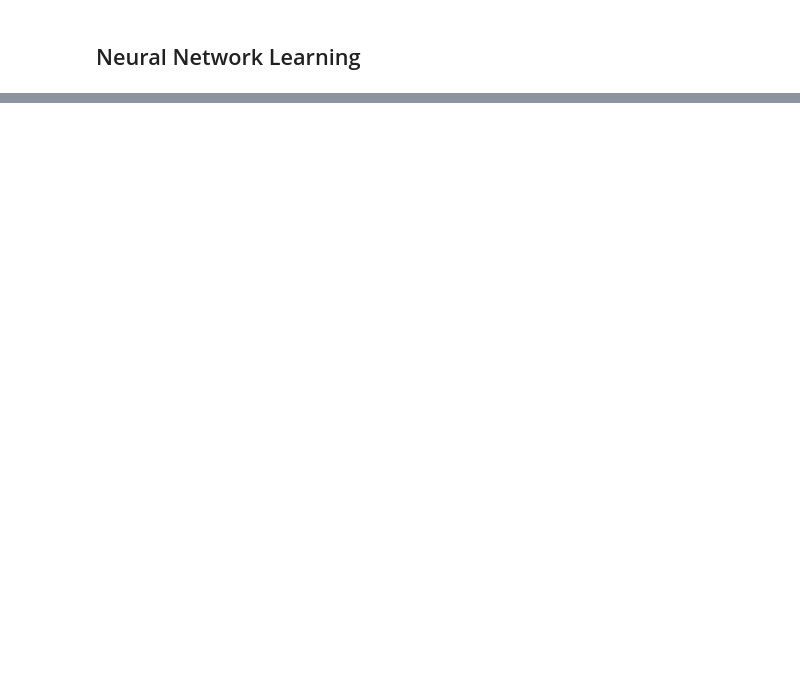
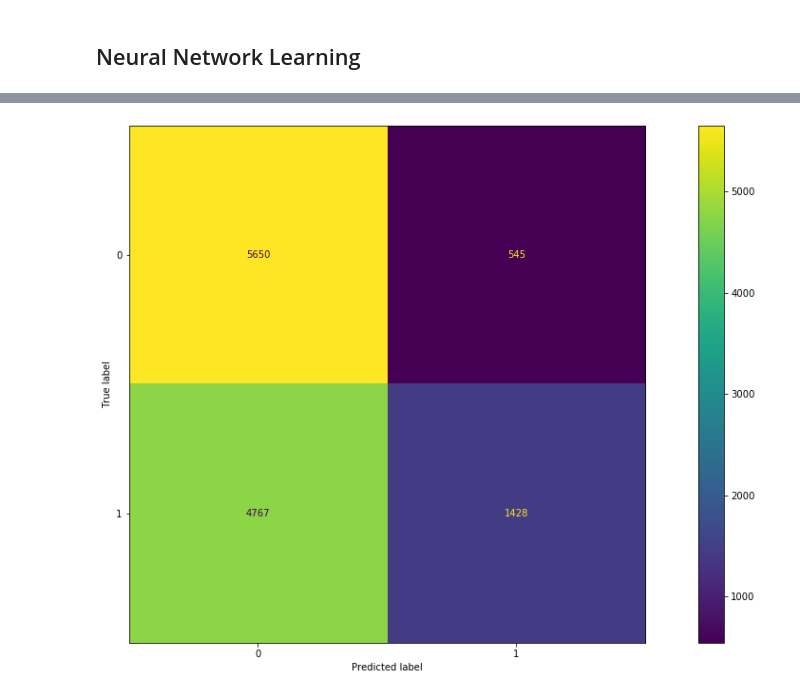
Before and after one commit to Monti03/Link-Prediction-in-Disease-Gene-Association-Network, a Jupyter notebook: src/WLNM/wlnm_notebook.ipynb, the cells around one changed output, grey strips where cells are left out. Saved outputs shown, nothing was run; the diff lists cells and outputs as text; code cells hidden in the pictures; blank space fills up the shorter version.

```diff
--- a/src/WLNM/wlnm_notebook.ipynb
+++ b/src/WLNM/wlnm_notebook.ipynb
@@ -649,3 +670,6 @@ predictions = model.predict(X_test)
+# %%
+loaded_model = pickle.load(open(best_model_file, 'rb'))
+predictions = loaded_model.predict(X_test)
 # %%
 from sklearn import metrics
 # %%
@@ -654,0 +679,7 @@ metrics.accuracy_score(y_test, predictions)
+# %%
+from sklearn.metrics import plot_confusion_matrix
+
+plot_confusion_matrix(loaded_model, X_test, y_test)
+plt.show()
+# %% [output]
+[figure, added]
```
Also changed, not shown: parts of 10 cells of this notebook, 5 other files.
